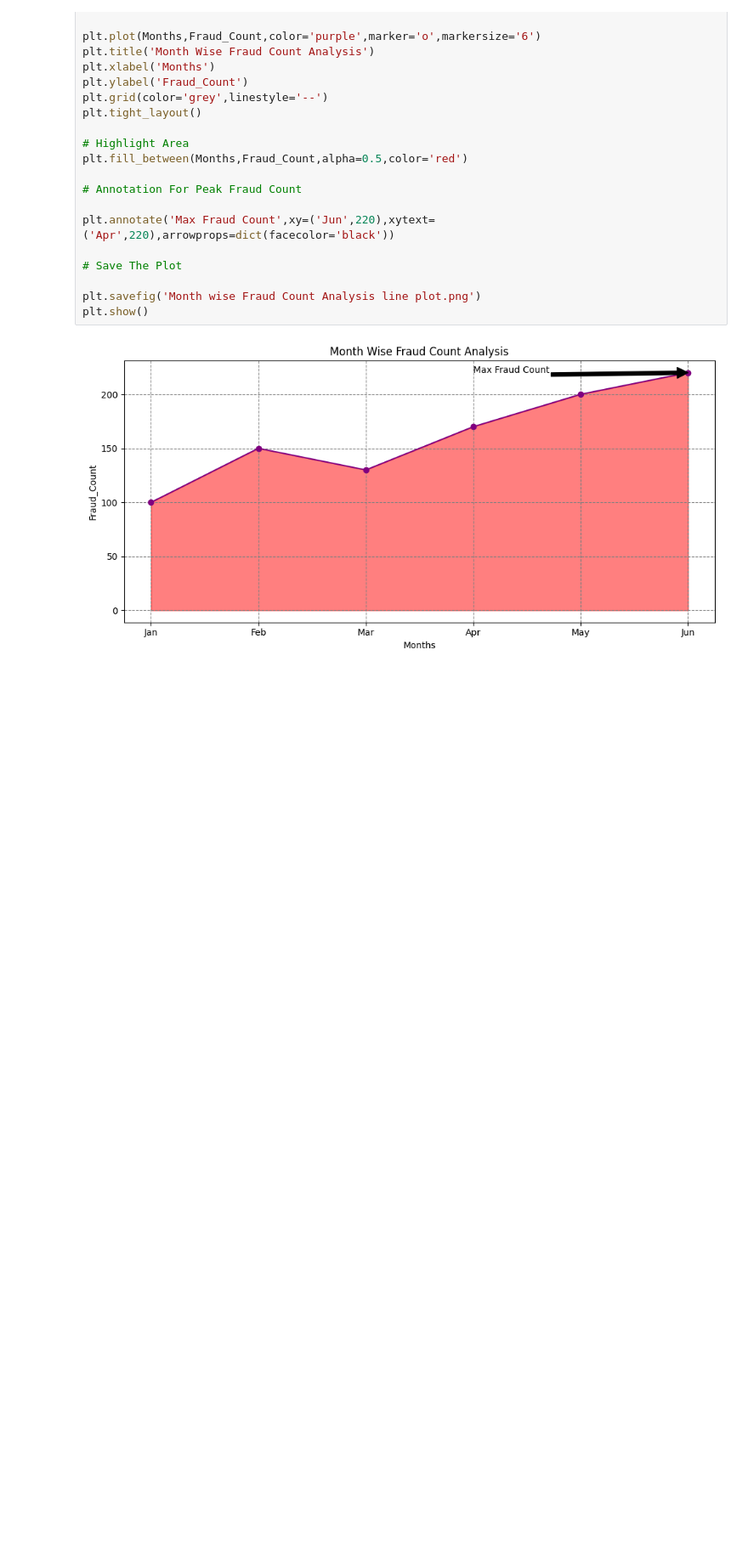
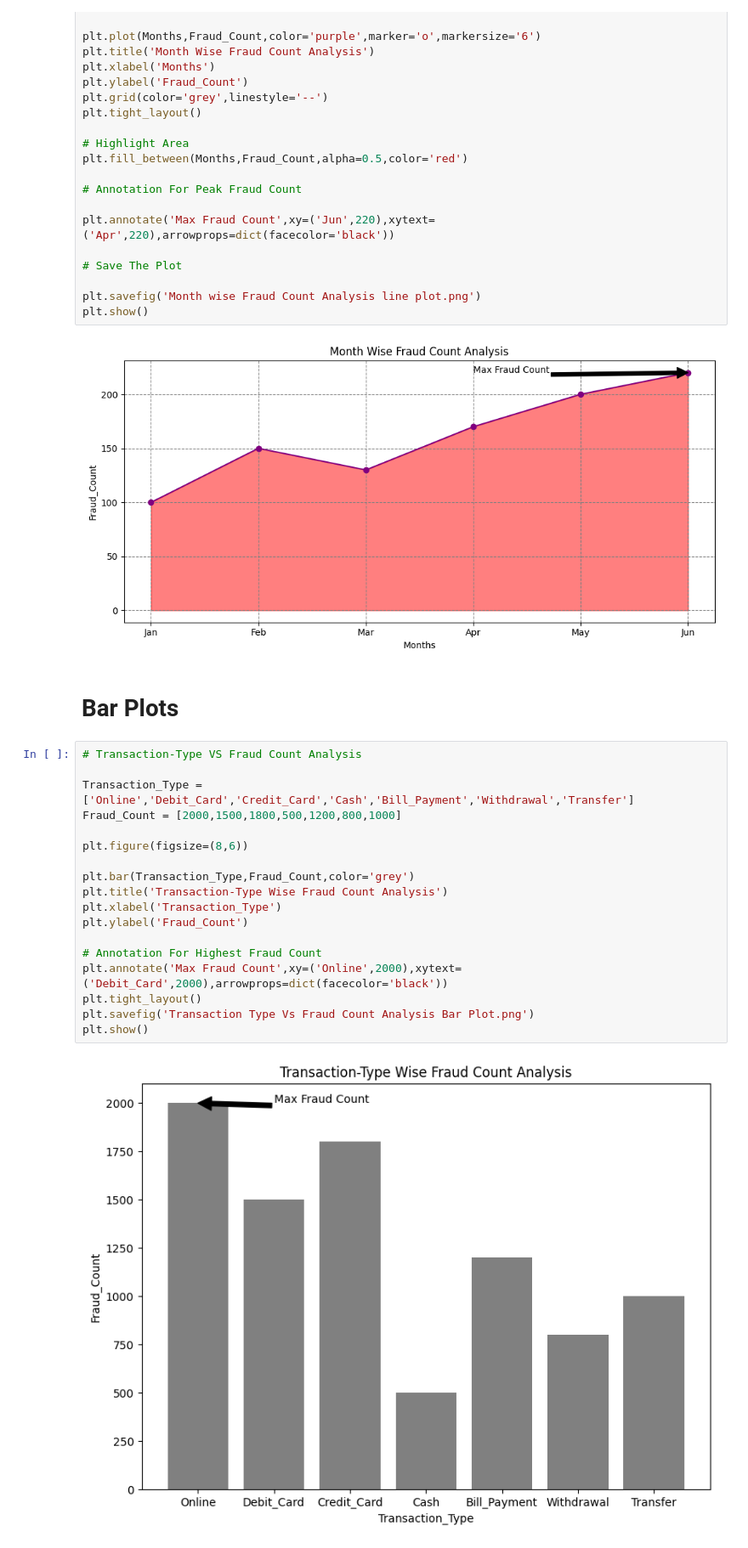
Before and after one commit to pratiksha-2410/Matplotlib-Charts, a Jupyter notebook: Line Plots.ipynb, the cells around one changed output. Shown at 85% size. Saved outputs shown, nothing was run; the diff lists cells and outputs as text; blank space fills up the shorter version.

Commit message:
Transaction Type Wise Fraud Count Analysis Bar Plot

```diff
--- a/Line Plots.ipynb
+++ b/Line Plots.ipynb
@@ -200,3 +200,25 @@ plt.savefig('Month wise Fraud Count Analysis line plot.png')
 plt.show()
 # %% [output]
 [figure]
+# %% [markdown]
+# Bar Plots
+# %%
+# Transaction-Type VS Fraud Count Analysis
+
+Transaction_Type = ['Online','Debit_Card','Credit_Card','Cash','Bill_Payment','Withdrawal','Transfer']
+Fraud_Count = [2000,1500,1800,500,1200,800,1000]
+
+plt.figure(figsize=(8,6))
+
+plt.bar(Transaction_Type,Fraud_Count,color='grey')
+plt.title('Transaction-Type Wise Fraud Count Analysis')
+plt.xlabel('Transaction_Type')
+plt.ylabel('Fraud_Count')
+
+# Annotation For Highest Fraud Count
+plt.annotate('Max Fraud Count',xy=('Online',2000),xytext=('Debit_Card',2000),arrowprops=dict(facecolor='black'))
+plt.tight_layout()
+plt.savefig('Transaction Type Vs Fraud Count Analysis Bar Plot.png')
+plt.show()
+# %% [output]
+[figure, added]
```
Also changed, not shown: 1 other file.
